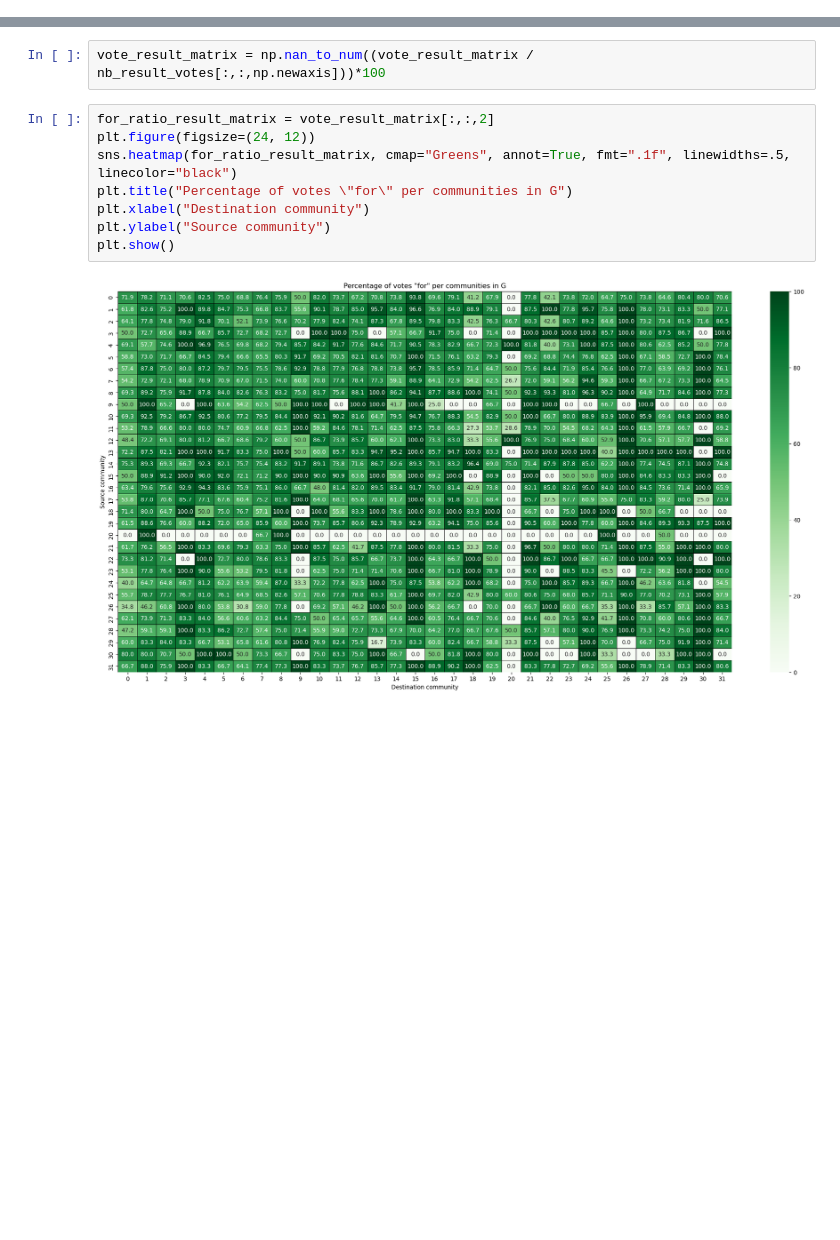
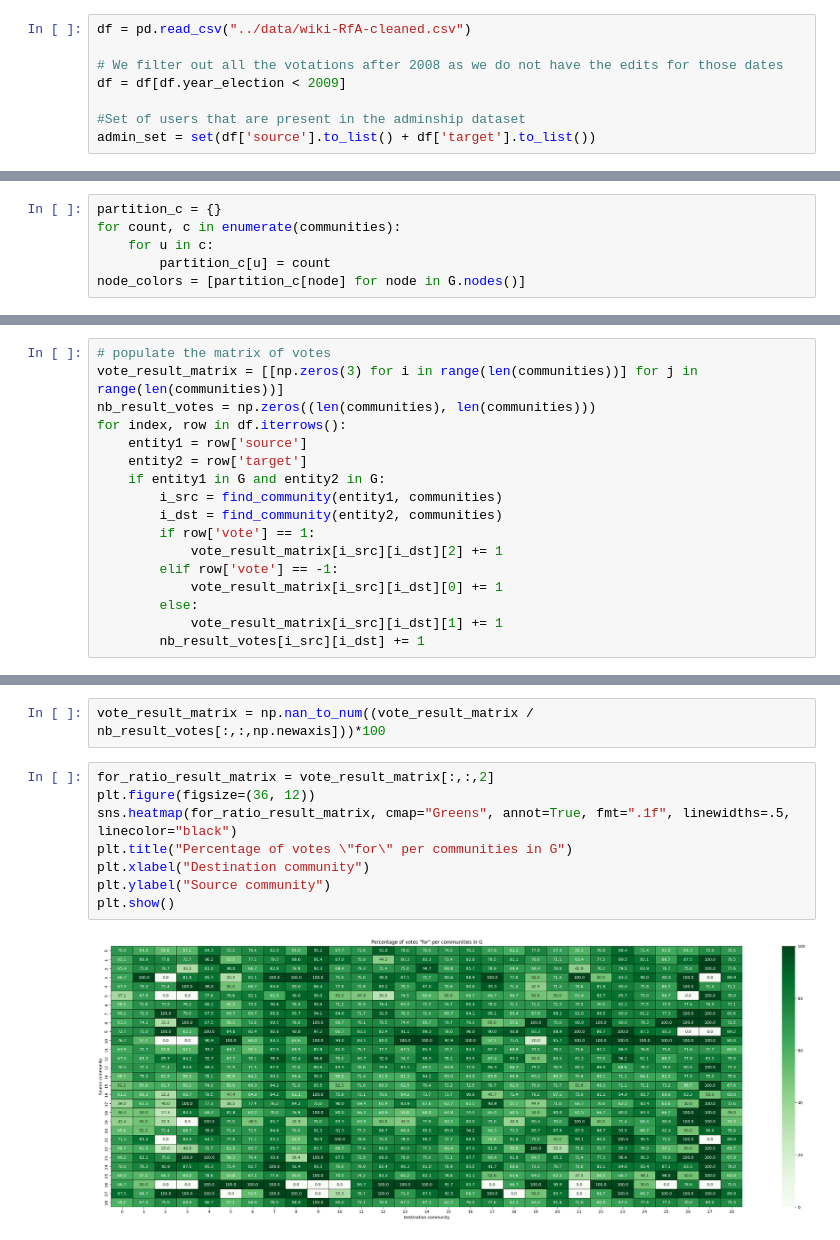
Before and after one commit to epfl-ada/ada-2023-project-thedatafreaks, a Jupyter notebook: notebooks/Communities.ipynb, the cells around one changed output, grey strips where cells are left out. Drawn from its saved outputs; the diff is of its cells as text; blank space fills up the shorter version.

```diff
--- a/notebooks/Communities.ipynb
+++ b/notebooks/Communities.ipynb
@@ -45,3 +14,11 @@ admin_set = set(df['source'].to_list() + df['target'].to_list())
+# %%
+df = pd.read_csv("../data/wiki-RfA-cleaned.csv")
+
+# We filter out all the votations after 2008 as we do not have the edits for those dates
+df = df[df.year_election < 2009]
+
+#Set of users that are present in the adminship dataset
+admin_set = set(df['source'].to_list() + df['target'].to_list())
 # %%
 len(admin_set)
 # %% [output]
@@ -97,0 +79,6 @@ Number of communities in graph of users with interactions : 32
+# %%
+partition_c = {}
+for count, c in enumerate(communities):
+    for u in c:
+        partition_c[u] = count
+node_colors = [partition_c[node] for node in G.nodes()]
@@ -259,0 +242,17 @@ plt.show()
+# %%
+# populate the matrix of votes
+vote_result_matrix = [[np.zeros(3) for i in range(len(communities))] for j in range(len(communities))]
+nb_result_votes = np.zeros((len(communities), len(communities)))
+for index, row in df.iterrows():
+    entity1 = row['source']
+    entity2 = row['target']
+    if entity1 in G and entity2 in G:
+        i_src = find_community(entity1, communities)
+        i_dst = find_community(entity2, communities)
+        if row['vote'] == 1:
+            vote_result_matrix[i_src][i_dst][2] += 1
+        elif row['vote'] == -1:
+            vote_result_matrix[i_src][i_dst][0] += 1
+        else:
+            vote_result_matrix[i_src][i_dst][1] += 1
+        nb_result_votes[i_src][i_dst] += 1
@@ -280,13 +296,13 @@ for index, row in df.iterrows():
 vote_result_matrix = np.nan_to_num((vote_result_matrix / nb_result_votes[:,:,np.newaxis]))*100
 # %%
 for_ratio_result_matrix = vote_result_matrix[:,:,2]
-plt.figure(figsize=(24, 12))
+plt.figure(figsize=(36, 12))
 sns.heatmap(for_ratio_result_matrix, cmap="Greens", annot=True, fmt=".1f", linewidths=.5, linecolor="black")
 plt.title("Percentage of votes \"for\" per communities in G")
 plt.xlabel("Destination community")
 plt.ylabel("Source community")
 plt.show()
 # %% [output]
-[figure, old version]
+[figure, new version]
 # %%
 neutral_ratio_result_matrix = vote_result_matrix[:,:,1]
```
Also changed, not shown: parts of 31 cells of this notebook, 1 other file.
